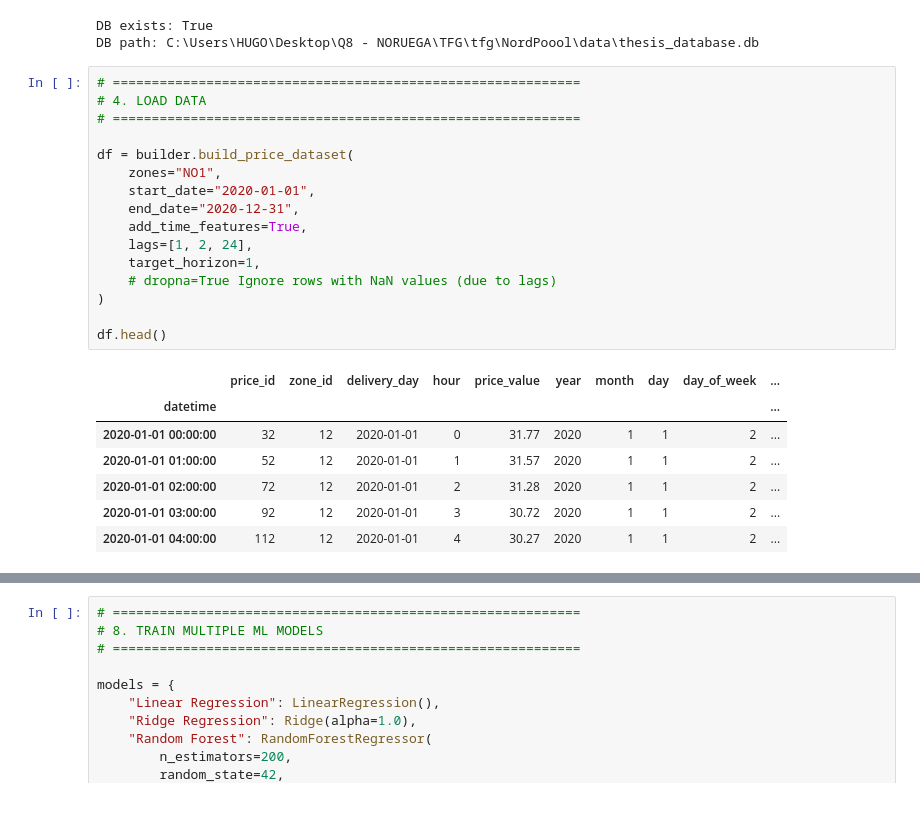
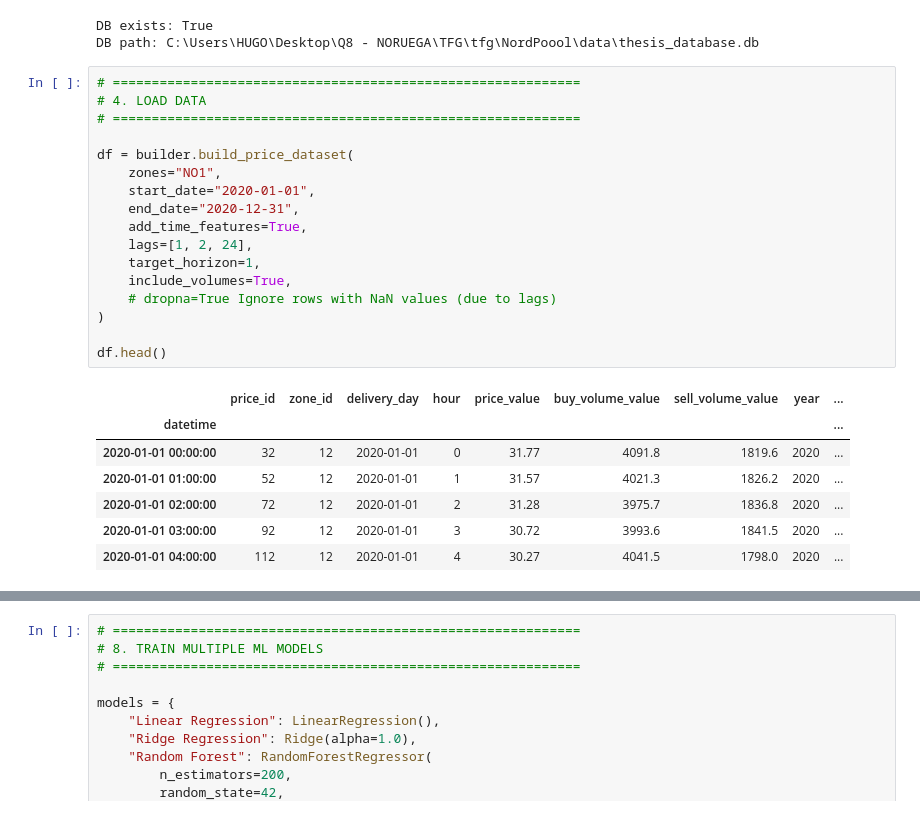
Before and after one commit to huugoox/tfg, a Jupyter notebook: notebooks/05_machine_learning-models.ipynb, the cells around one changed output, grey strips where cells are left out. Saved outputs shown, nothing was run; the diff lists cells and outputs as text.

```diff
--- a/notebooks/05_machine_learning-models.ipynb
+++ b/notebooks/05_machine_learning-models.ipynb
@@ -48,27 +56,28 @@ DB path: C:\Users\HUGO\Desktop\Q8 - NORUEGA\TFG\tfg\NordPoool\data\thesis_databa
 # %%
 # ============================================================
 # 4. LOAD DATA
 # ============================================================
 
 df = builder.build_price_dataset(
     zones="NO1",
     start_date="2020-01-01",
     end_date="2020-12-31",
     add_time_features=True,
     lags=[1, 2, 24],
     target_horizon=1,
+    include_volumes=True,
     # dropna=True Ignore rows with NaN values (due to lags)
 )
 
 df.head()
 # %% [output]
-|  | price_id | zone_id | delivery_day | hour | price_value | year | month | day | day_of_week | ... |
-| datetime |  |  |  |  |  |  |  |  |  | ... |
-| 2020-01-01 00:00:00 | 32 | 12 | 2020-01-01 | 0 | 31.77 | 2020 | 1 | 1 | 2 | ... |
-| 2020-01-01 01:00:00 | 52 | 12 | 2020-01-01 | 1 | 31.57 | 2020 | 1 | 1 | 2 | ... |
-| 2020-01-01 02:00:00 | 72 | 12 | 2020-01-01 | 2 | 31.28 | 2020 | 1 | 1 | 2 | ... |
-| 2020-01-01 03:00:00 | 92 | 12 | 2020-01-01 | 3 | 30.72 | 2020 | 1 | 1 | 2 | ... |
-| 2020-01-01 04:00:00 | 112 | 12 | 2020-01-01 | 4 | 30.27 | 2020 | 1 | 1 | 2 | ... |
+|  | price_id | zone_id | delivery_day | hour | price_value | buy_volume_value | sell_volume_value | year | ... |
+| datetime |  |  |  |  |  |  |  |  | ... |
+| 2020-01-01 00:00:00 | 32 | 12 | 2020-01-01 | 0 | 31.77 | 4091.8 | 1819.6 | 2020 | ... |
+| 2020-01-01 01:00:00 | 52 | 12 | 2020-01-01 | 1 | 31.57 | 4021.3 | 1826.2 | 2020 | ... |
+| 2020-01-01 02:00:00 | 72 | 12 | 2020-01-01 | 2 | 31.28 | 3975.7 | 1836.8 | 2020 | ... |
+| 2020-01-01 03:00:00 | 92 | 12 | 2020-01-01 | 3 | 30.72 | 3993.6 | 1841.5 | 2020 | ... |
+| 2020-01-01 04:00:00 | 112 | 12 | 2020-01-01 | 4 | 30.27 | 4041.5 | 1798.0 | 2020 | ... |
 # %%
 # ============================================================
 # 5. DETECT PRICE EVENTS
```
Also changed, not shown: parts of 7 cells of this notebook, 2 other files.
